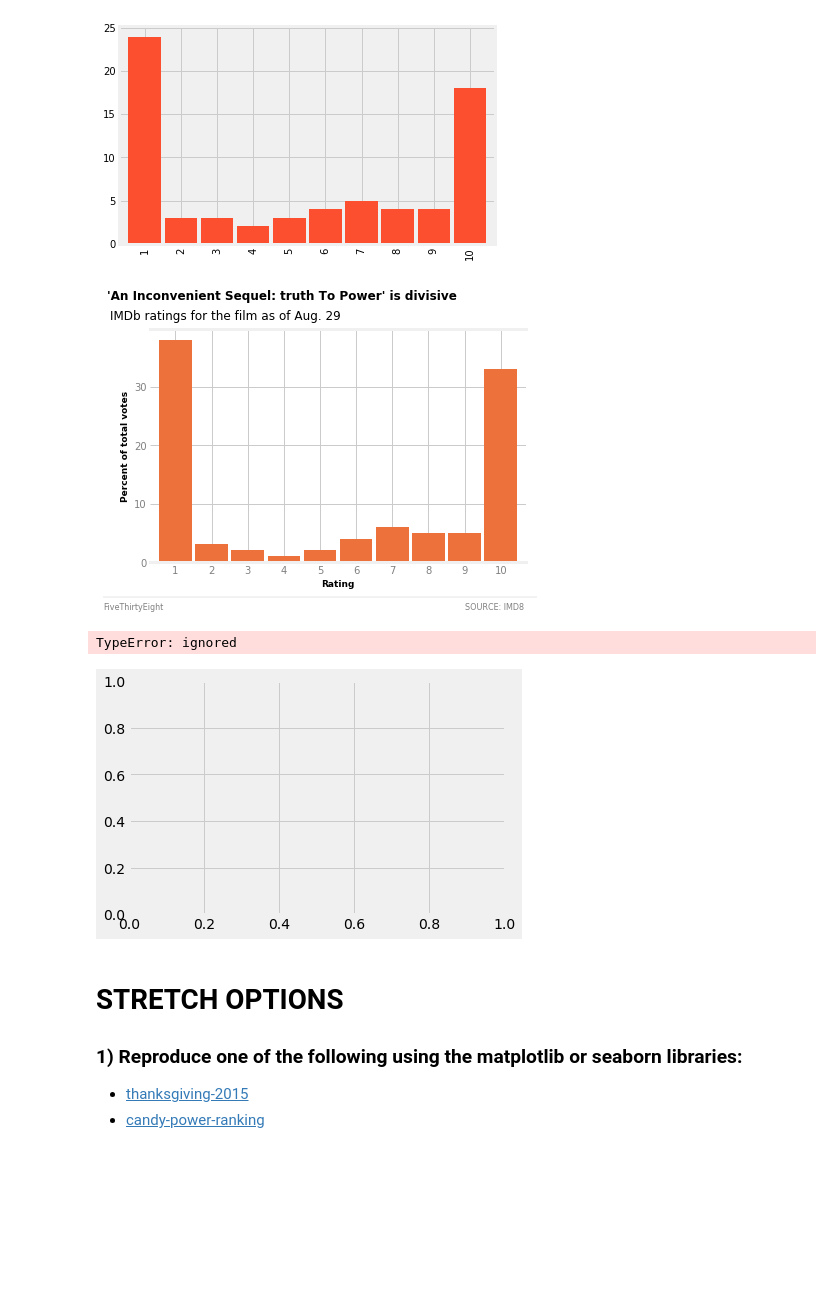
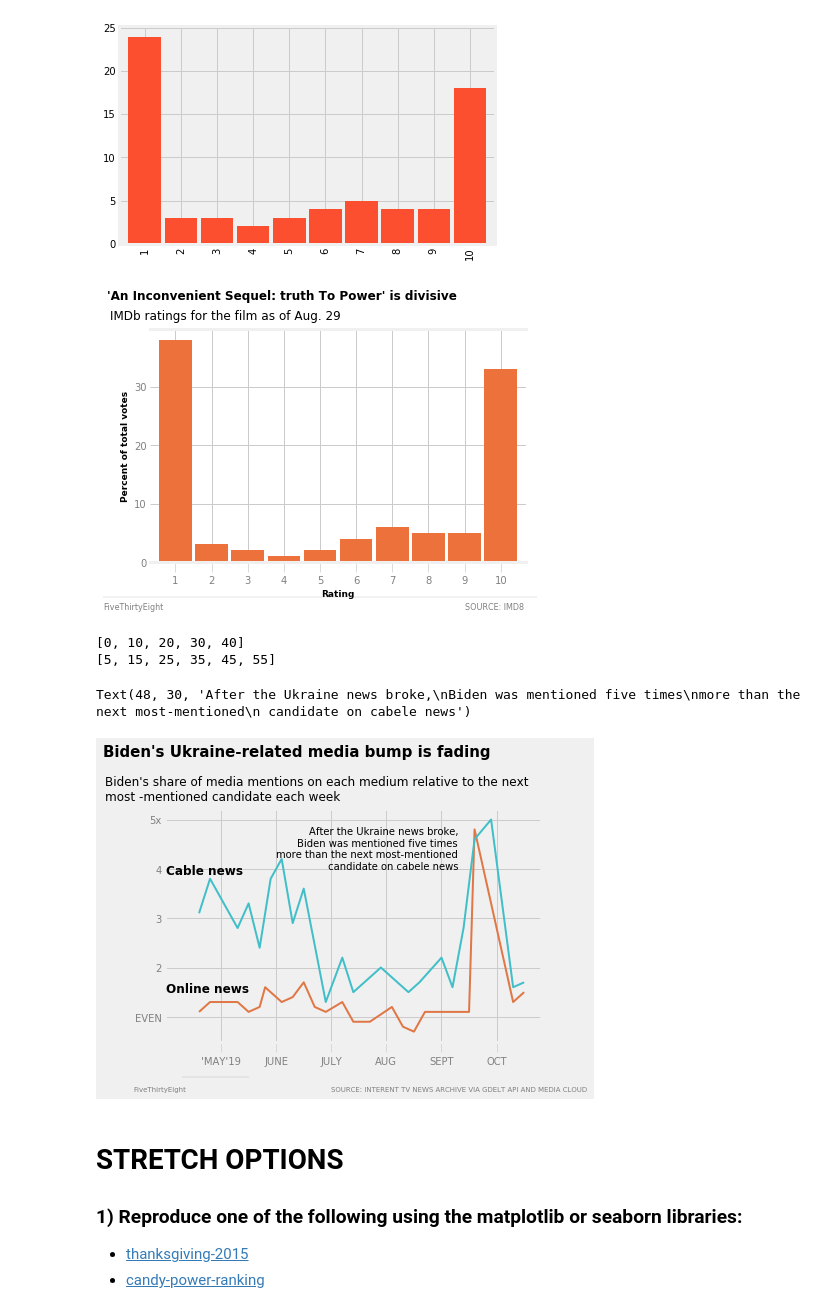
Before and after one commit to sarahxu087/DS-Unit-1-Sprint-1-Data-Wrangling-and-Storytelling, a Jupyter notebook: module4-make-explanatory-visualizations/LS_DS10_114_Make_Explanatory_Visualizations_Assignment.ipynb, the cells around one changed output. Drawn from its saved outputs; the diff is of its cells as text; code cells hidden in the pictures; blank space fills up the shorter version.

```diff
--- a/module4-make-explanatory-visualizations/LS_DS10_114_Make_Explanatory_Visualizations_Assignment.ipynb
+++ b/module4-make-explanatory-visualizations/LS_DS10_114_Make_Explanatory_Visualizations_Assignment.ipynb
@@ -68,7 +68,7 @@ ax.set_xlabel('Rating', fontsize=9, fontweight='bold')
 ax.text(s='IMDb ratings for the film as of Aug. 29', y=41.5, x=-1.8, fontsize=12)
 ax.spines['left'].set_visible(False)
 ax.spines['right'].set_visible(False)
-
+ax.tick_params(axis='x',length=10,color='lightgray')
 ax.set_yticklabels(['0', '10', '20', '30', '40%'], fontsize=10,color='gray')
 ax.set_yticks(range(0,50,10))
 ax.set_xticklabels(range(1,11,1), rotation='horizontal', fontsize=10,color='gray')
@@ -79,25 +79,42 @@ ax.text(s='SOURCE: IMD8',y=-8,x=8,fontsize=8,color='gray')
 
 fig.show()
 # %% [output]
-[figure, old version]
+[figure, new version]
 # %%
 plt.style.use('fivethirtyeight')
 fig,ax=plt.subplots()
 fig.patch.set(facecolor='#F0F0F0')
 ax.set(facecolor='#F0F0F0')
-fake=pd.Series([])
-fake.plot(linewidth=2,color='#DF7746')
-fake2.plot(linewidth=2,color='#41BFC9')
+x=[1,3,8,10,12,13,16,18,20,22,24,27,29,32,36,38,40,42,50,51,58,60]
+y=[1,3,3,1,2,6,3,4,7,2,1,3,-1,-1,2,-2,-3,1,1,38,3,5]
+ax.plot(x,y,linewidth=2,color='#DF7746')
+x1=[1,3,8,10,12,14,16,18,20,24,27,29,31,34,37,39,41,45,47,49,51,54,58,60]
+y1=[21,28,18,23,14,28,32,19,26,3,12,5,7,10,7,5,7,12,6,18,36,40,6,7]
+ax.plot(x1,y1,linewidth=2,color='#41BFC9')
 ax.set_title("Biden's Ukraine-related media bump is fading", fontsize=15, fontweight='bold', x=.35, y=1.2)
 ax.text(s="Biden's share of media mentions on each medium relative to the next"'\n'
- "most -mentioned candidate each week", y=42, x=-11.5, fontsize=12)
+ "most -mentioned candidate each week", y=44, x=-16, fontsize=12)
 ax.set_yticklabels(['EVEN', '2', '3', '4', '5x'], fontsize=10,color='gray')
 ax.set_yticks(range(0,50,10))
+print(list(range(0,50,10)))
 ax.set_xticklabels(["'MAY'19",'JUNE','JULY','AUG','SEPT','OCT'], rotation='horizontal', fontsize=10,color='gray')
 ax.set_xticks(range(5,60,10))
+print(list(range(5,60,10)))
+
+ax.tick_params(axis='x',length=10,color='lightgray')
+trans = ax.get_xaxis_transform()
+ax.plot([-2,10],[-.15,-.15], lw=.2, transform=trans, clip_on=False,color='gray')
+ax.text(s='FiveThirtyEight',y=-15,x=-11,fontsize=7,color='gray')
+ax.text(s='SOURCE: INTERENT TV NEWS ARCHIVE VIA GDELT API AND MEDIA CLOUD',y=-15,x=25,fontsize=7,color='gray')
+ax.text(s="Online news", y=5, x=-5, fontsize=12,fontweight='bold')
+ax.text(s="Cable news", y=29, x=-5, fontsize=12,fontweight='bold')
+ax.text(s="After the Ukraine news broke,\nBiden was mentioned five times\n\
+more than the next most-mentioned\n candidate on cabele news", y=30, x=48, fontsize=10,horizontalalignment="right")
 # %% [output]
-TypeError: ignored
+[0, 10, 20, 30, 40]
+[5, 15, 25, 35, 45, 55]
+Text(48, 30, 'After the Ukraine news broke,\nBiden was mentioned five times\nmore than the next most-mentioned\n candidate on cabele news')
-[figure, old version]
+[figure, new version]
 # %% [markdown]
 # STRETCH OPTIONS
 
```
